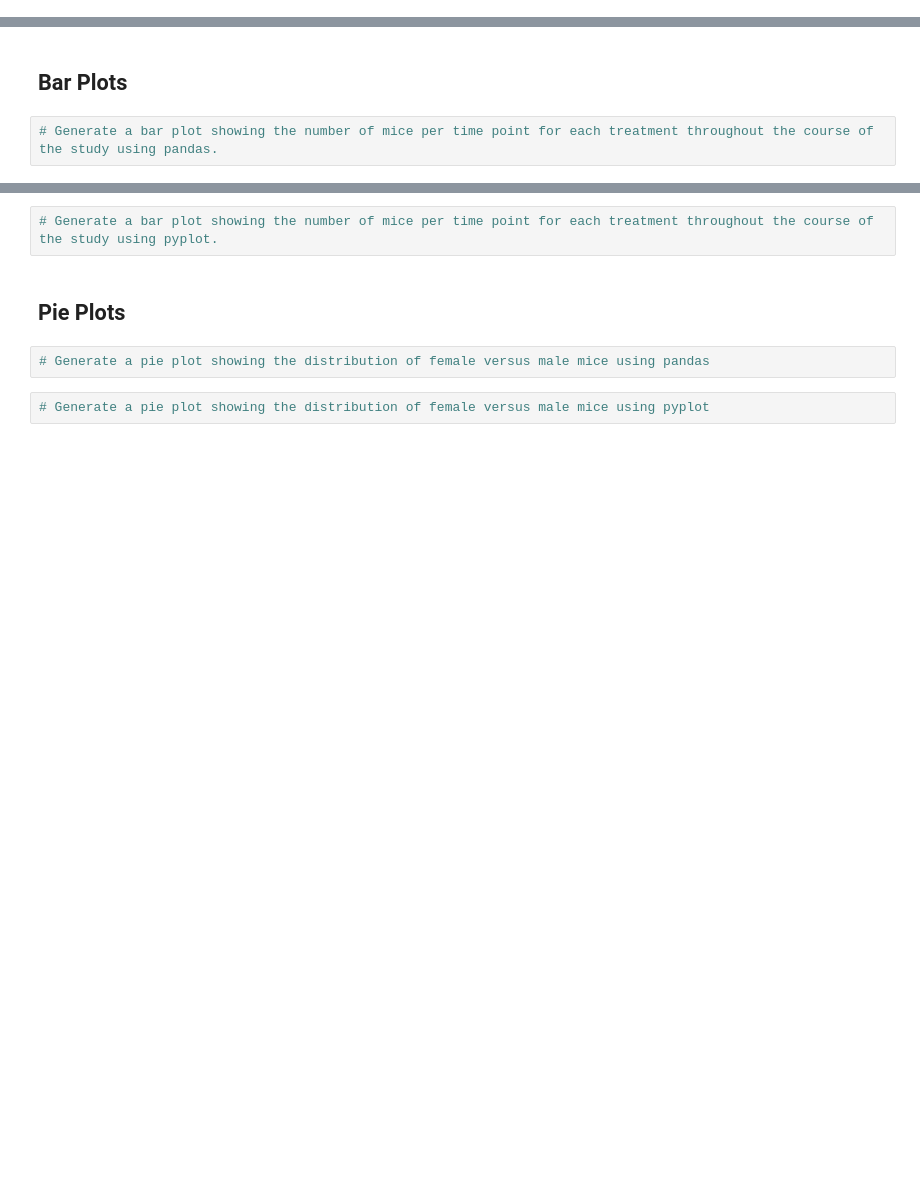
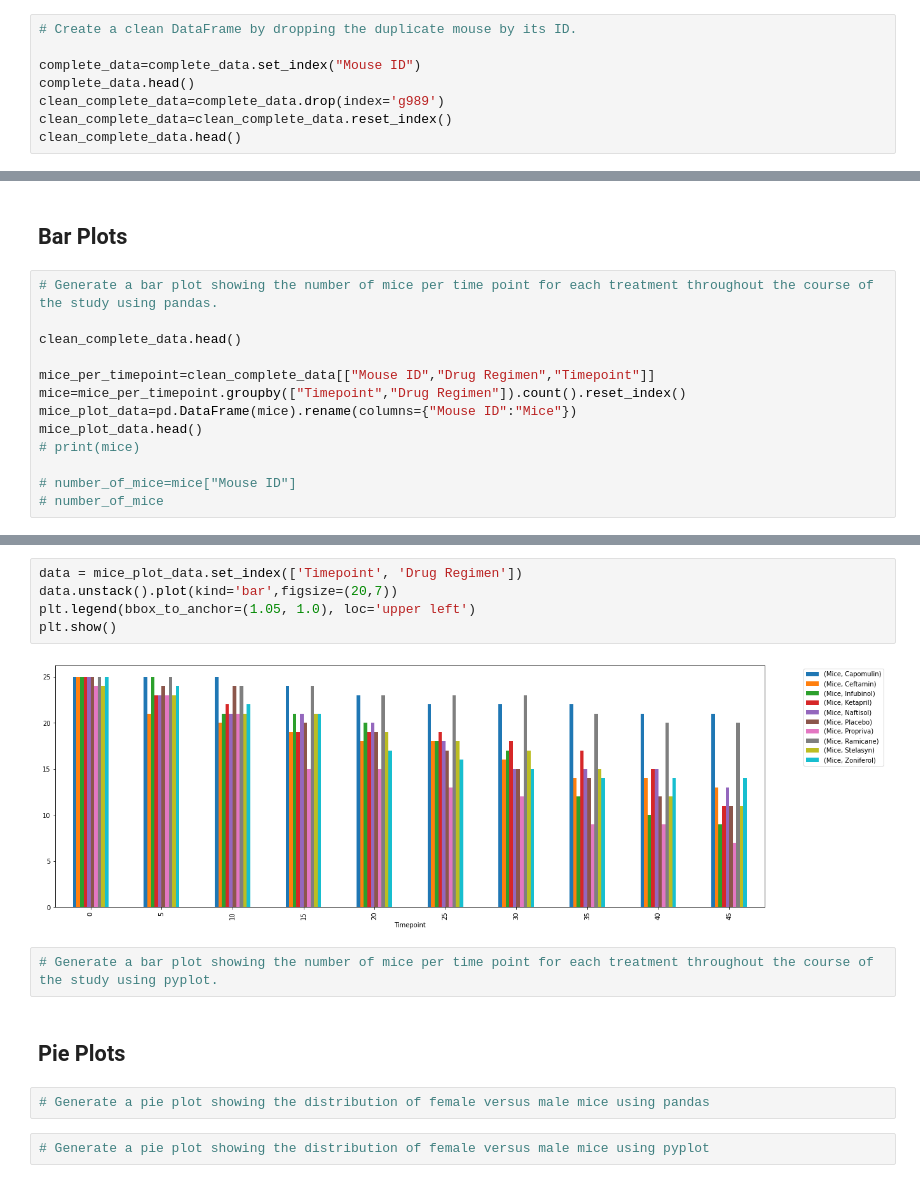
Before and after one commit to trezeget-1/Matplotlib_homework, a Jupyter notebook: 05-Matplotlib HWK/Pymaceuticals/pymaceuticals_starter.ipynb, the cells around one changed output, grey strips where cells are left out. Saved outputs shown, nothing was run; the diff lists cells and outputs as text; blank space fills up the shorter version.

```diff
--- a/05-Matplotlib HWK/Pymaceuticals/pymaceuticals_starter.ipynb
+++ b/05-Matplotlib HWK/Pymaceuticals/pymaceuticals_starter.ipynb
@@ -35,0 +78,8 @@ mouse_metadata.head()
+# %%
+# Create a clean DataFrame by dropping the duplicate mouse by its ID.
+
+complete_data=complete_data.set_index("Mouse ID")
+complete_data.head()
+clean_complete_data=complete_data.drop(index='g989')
+clean_complete_data=clean_complete_data.reset_index()
+clean_complete_data.head()
@@ -123,3 +170,14 @@ len(complete_data["Mouse ID"].unique())
 ## Bar Plots
 # %%
 # Generate a bar plot showing the number of mice per time point for each treatment throughout the course of the study using pandas.
+
+clean_complete_data.head()
+
+mice_per_timepoint=clean_complete_data[["Mouse ID","Drug Regimen","Timepoint"]]
+mice=mice_per_timepoint.groupby(["Timepoint","Drug Regimen"]).count().reset_index()
+mice_plot_data=pd.DataFrame(mice).rename(columns={"Mouse ID":"Mice"})
+mice_plot_data.head()
+# print(mice)
+
+# number_of_mice=mice["Mouse ID"]
+# number_of_mice
@@ -126,3 +201,10 @@ len(complete_data["Mouse ID"].unique())
+# %%
+data = mice_plot_data.set_index(['Timepoint', 'Drug Regimen'])
+data.unstack().plot(kind='bar',figsize=(20,7))
+plt.legend(bbox_to_anchor=(1.05, 1.0), loc='upper left')
+plt.show()
+# %% [output]
+[figure, added]
 # %%
 # Generate a bar plot showing the number of mice per time point for each treatment throughout the course of the study using pyplot.
 # %% [markdown]
```
Also changed, not shown: parts of 24 cells of this notebook, 1 other file.
